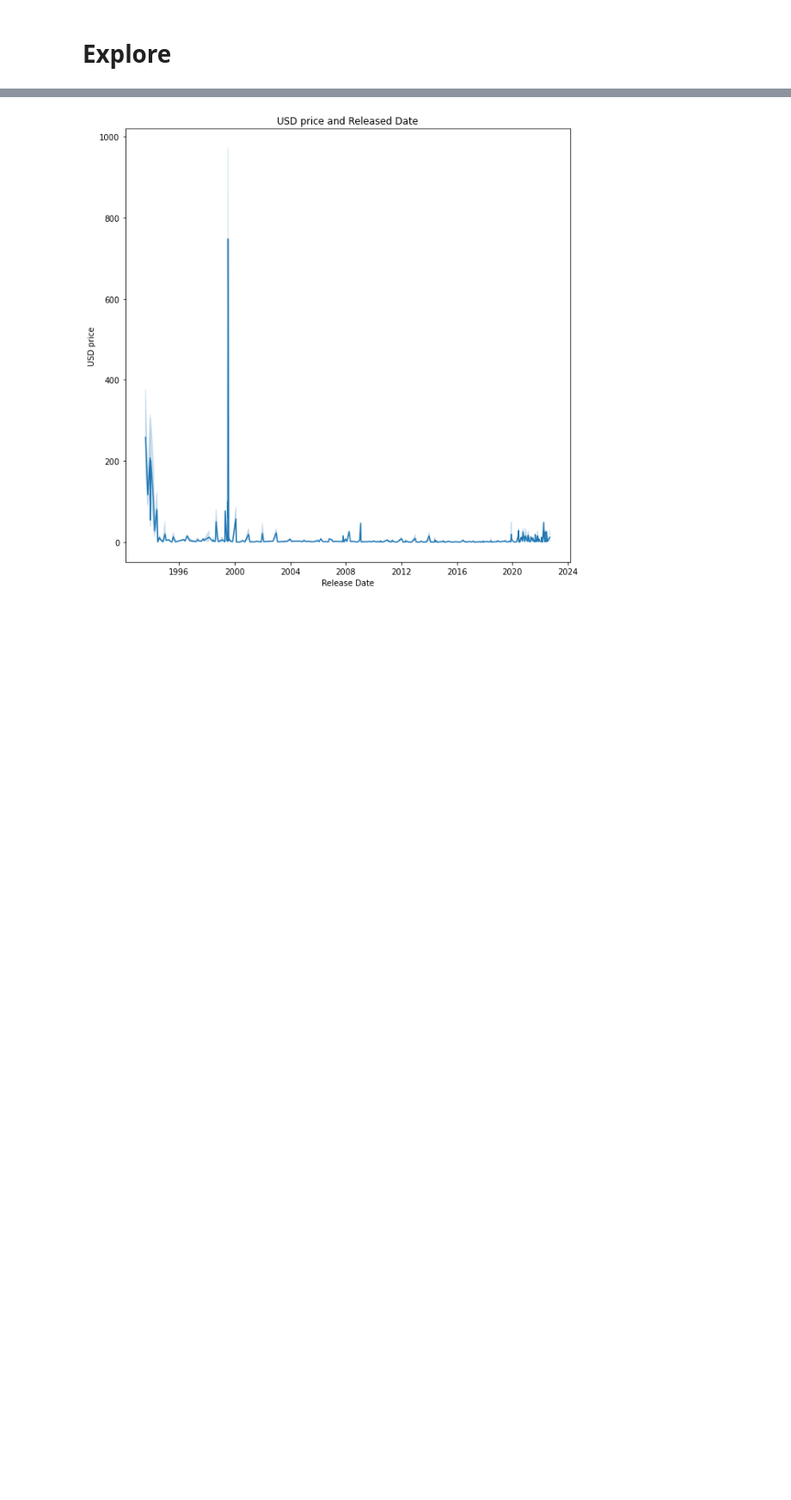
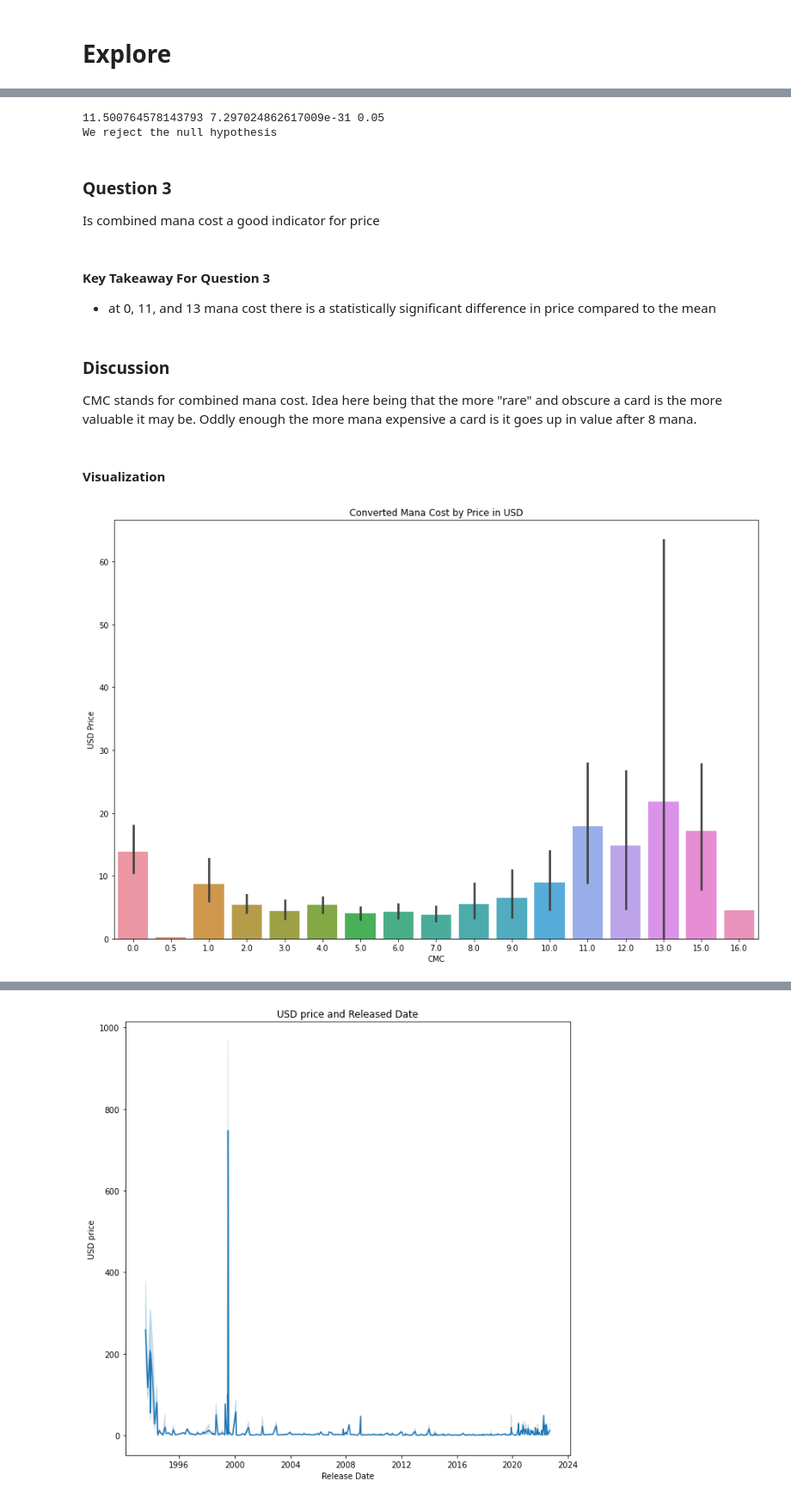
Before and after one commit to Jemison-DavidJasonStephenVasiliy/MTG-Project, a Jupyter notebook: Jason/draft_mvp.ipynb, the cells around one changed output, grey strips where cells are left out. Shown at 86% size. Cells and saved outputs as stored; diff of their text form; code cells hidden in the pictures; blank space fills up the shorter version.

Commit message:
Updated, created, and debugged new functions for explore.py and draft notebook

```diff
--- a/Jason/draft_mvp.ipynb
+++ b/Jason/draft_mvp.ipynb
@@ -52,0 +105,20 @@ Found file in working directory!
+# %%
+explore.hypothesis_test_set_name(train)
+# %% [output]
+11.500764578143793 7.297024862617009e-31 0.05
+We reject the null hypothesis
+# %% [markdown]
+### Question 3 <a name='q_1'></a>
+Is combined mana cost a good indicator for price
+# %% [markdown]
+#### Key Takeaway For Question 3
+- at 0, 11, and 13 mana cost there is a statistically significant difference in price compared to the mean
+# %% [markdown]
+### Discussion
+CMC stands for combined mana cost. Idea here being that the more "rare" and obscure a card is the more valuable it may be. Oddly enough the more mana expensive a card is it goes up in value after 8 mana.
+# %% [markdown]
+#### Visualization
+# %%
+explore.cmc_by_price(train)
+# %% [output]
+[figure, added]
```
Also changed, not shown: parts of 50 cells of this notebook, 3 other files.
